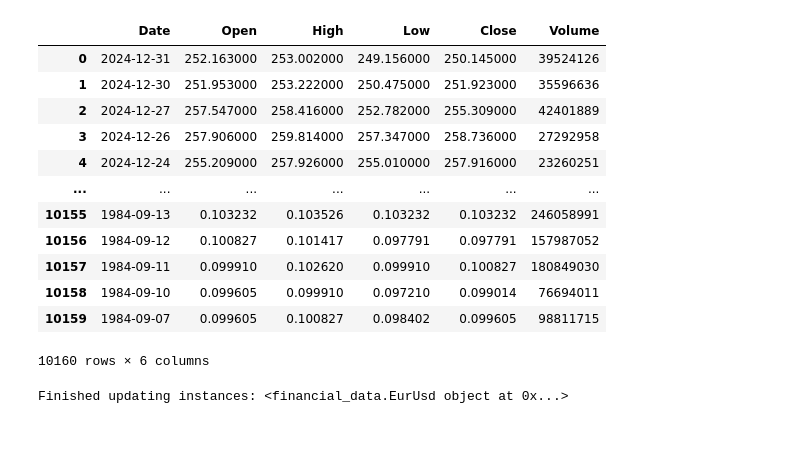
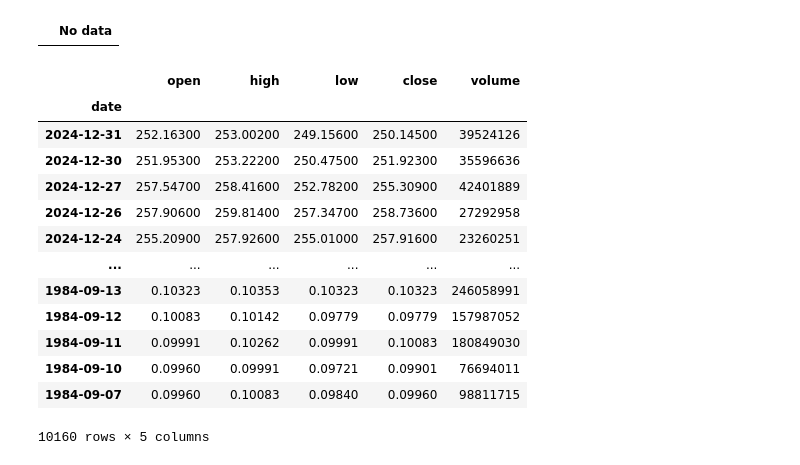
Before and after one commit to LuisSeidl/chart-pattern-analyser, a Jupyter notebook: test.ipynb, the cells around one changed output. Drawn from its saved outputs; the diff is of its cells as text; code cells hidden in the pictures; blank space fills up the shorter version.

Commit message:
Start work on algorithms

```diff
--- a/test.ipynb
+++ b/test.ipynb
@@ -10,25 +10,13 @@ from financial_data import EurUsd
 from datetime import datetime
 # %%
-aapl = web.DataReader('AAPL','stooq', start='1950-01-01', end='2025-01-01')
+aapl = web.DataReader('EUR/USD','stooq', start='1950-01-01', end='2025-01-01')
 
 aapl = aapl.reset_index()
 
 
 aapl
 # %% [output]
-|  | Date | Open | High | Low | Close | Volume |
-| 0 | 2024-12-31 | 252.163000 | 253.002000 | 249.156000 | 250.145000 | 39524126 |
-| 1 | 2024-12-30 | 251.953000 | 253.222000 | 250.475000 | 251.923000 | 35596636 |
-| 2 | 2024-12-27 | 257.547000 | 258.416000 | 252.782000 | 255.309000 | 42401889 |
-| 3 | 2024-12-26 | 257.906000 | 259.814000 | 257.347000 | 258.736000 | 27292958 |
-| 4 | 2024-12-24 | 255.209000 | 257.926000 | 255.010000 | 257.916000 | 23260251 |
-| ... | ... | ... | ... | ... | ... | ... |
-| 10155 | 1984-09-13 | 0.103232 | 0.103526 | 0.103232 | 0.103232 | 246058991 |
-| 10156 | 1984-09-12 | 0.100827 | 0.101417 | 0.097791 | 0.097791 | 157987052 |
-| 10157 | 1984-09-11 | 0.099910 | 0.102620 | 0.099910 | 0.100827 | 180849030 |
-| 10158 | 1984-09-10 | 0.099605 | 0.099910 | 0.097210 | 0.099014 | 76694011 |
-| 10159 | 1984-09-07 | 0.099605 | 0.100827 | 0.098402 | 0.099605 | 98811715 |
+|  | No data |
-10160 rows × 6 columns
 # %%
 fig = go.Figure(data=[go.Candlestick(x=aapl['Date'],
                 open=aapl['Open'],
@@ -40,15 +28,23 @@ fig.show()
 # %%
 
 db_url = 'postgresql+psycopg2://postgres:postgres@localhost/financial_data'
-
 dbclient = DatabaseClient(db_url)
 
-candles = []
+data = dbclient.get_table_as_dataframe("eur_usd_daily")
 
-finData = EurUsd(date= datetime.now(), open=1.7, high=2.1, low=1.0, close= 1.3333)
-
-candles.append(finData)
+data
+# %% [output]
+|  | open | high | low | close | volume |
+| date |  |  |  |  |  |
+| 2024-12-31 | 252.16300 | 253.00200 | 249.15600 | 250.14500 | 39524126 |
+| 2024-12-30 | 251.95300 | 253.22200 | 250.47500 | 251.92300 | 35596636 |
+| 2024-12-27 | 257.54700 | 258.41600 | 252.78200 | 255.30900 | 42401889 |
+| 2024-12-26 | 257.90600 | 259.81400 | 257.34700 | 258.73600 | 27292958 |
+| 2024-12-24 | 255.20900 | 257.92600 | 255.01000 | 257.91600 | 23260251 |
+| ... | ... | ... | ... | ... | ... |
+| 1984-09-13 | 0.10323 | 0.10353 | 0.10323 | 0.10323 | 246058991 |
+| 1984-09-12 | 0.10083 | 0.10142 | 0.09779 | 0.09779 | 157987052 |
+| 1984-09-11 | 0.09991 | 0.10262 | 0.09991 | 0.10083 | 180849030 |
+| 1984-09-10 | 0.09960 | 0.09991 | 0.09721 | 0.09901 | 76694011 |
+| 1984-09-07 | 0.09960 | 0.10083 | 0.09840 | 0.09960 | 98811715 |
+10160 rows × 5 columns
-# %%
-dbclient.merge_instances(candles)
-# %% [output]
-Finished updating instances: <financial_data.EurUsd object at 0x...>
```
Also changed, not shown: parts of 1 cell of this notebook, 1 other file.
